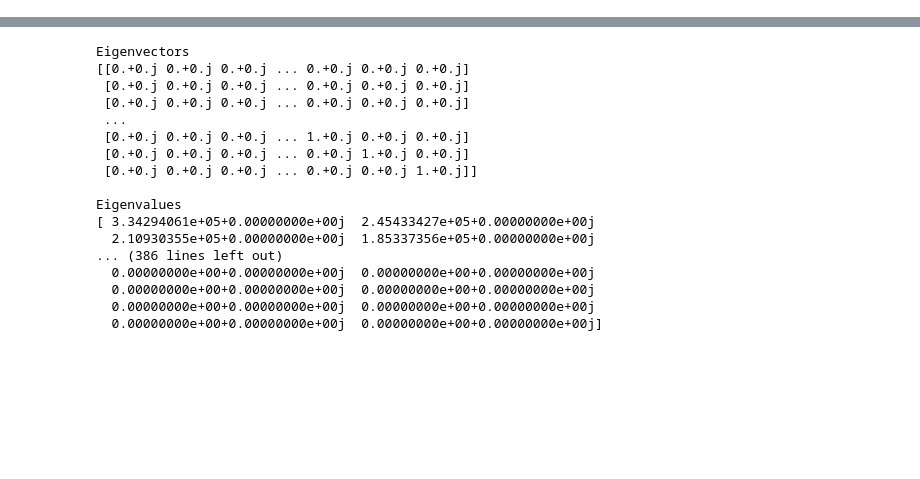
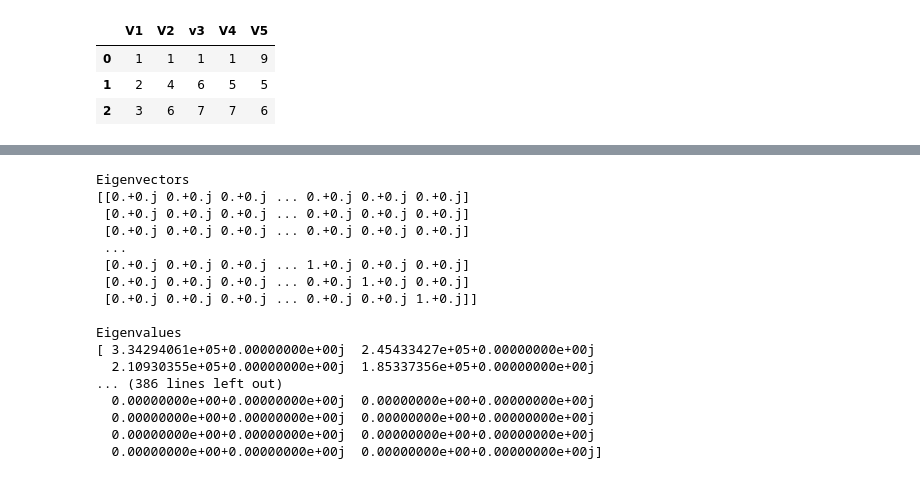
Before and after one commit to JiahuiZHU-Z/k-means, a Jupyter notebook: pca.ipynb, the cells around one changed output, grey strips where cells are left out. Cells and saved outputs as stored; diff of their text form; code cells hidden in the pictures; blank space fills up the shorter version.

```diff
--- a/pca.ipynb
+++ b/pca.ipynb
@@ -14,3 +15,10 @@ df['V4'] =[1,5,7]
+# %%
+df
+# %% [output]
+|  | V1 | V2 | v3 | V4 | V5 |
+| 0 | 1 | 1 | 1 | 1 | 9 |
+| 1 | 2 | 4 | 6 | 5 | 5 |
+| 2 | 3 | 6 | 7 | 7 | 6 |
 # %%
 a = list(df.mean())
 # %%
```
Also changed, not shown: parts of 17 cells of this notebook, 1 other file.
